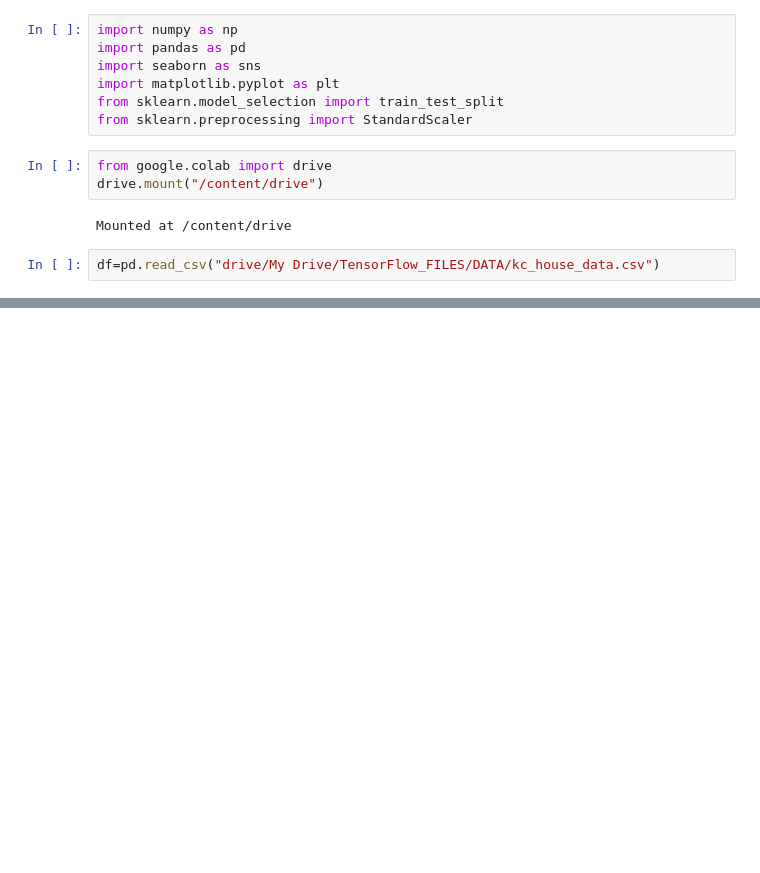
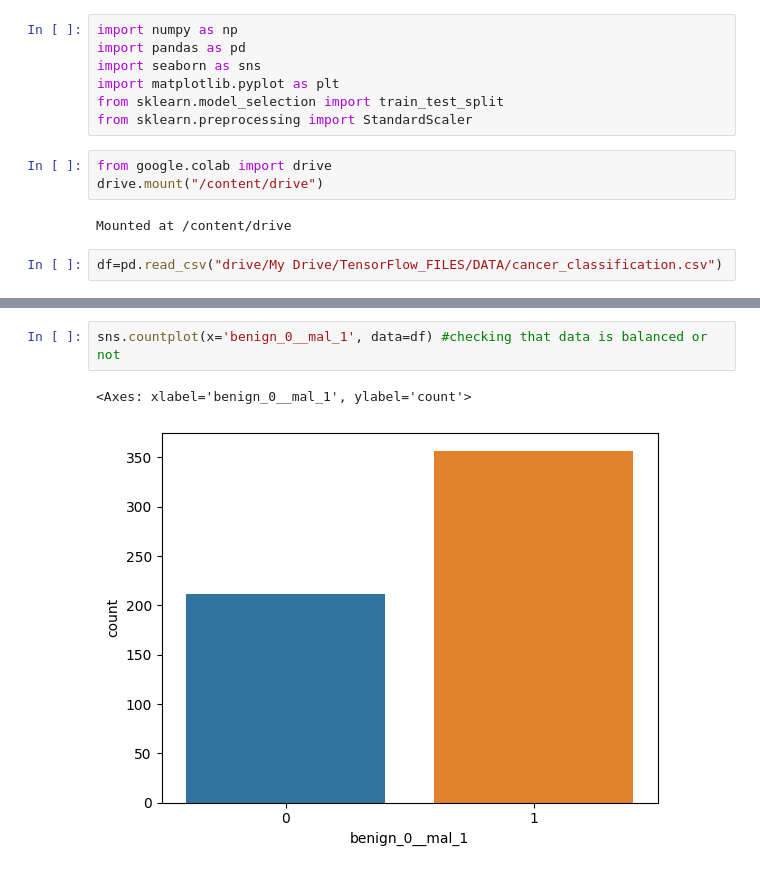
Before and after one commit to lovepreetmultani/python, a Jupyter notebook: CanceClassificationDeepLearning.ipynb, the cells around one changed output, grey strips where cells are left out. Drawn from its saved outputs; the diff is of its cells as text; blank space fills up the shorter version.

```diff
--- a/CanceClassificationDeepLearning.ipynb
+++ b/CanceClassificationDeepLearning.ipynb
@@ -13,4 +13,4 @@ drive.mount("/content/drive")
 # %% [output]
 Mounted at /content/drive
 # %%
-df=pd.read_csv("drive/My Drive/TensorFlow_FILES/DATA/kc_house_data.csv")
+df=pd.read_csv("drive/My Drive/TensorFlow_FILES/DATA/cancer_classification.csv")
@@ -16,0 +60,5 @@ df=pd.read_csv("drive/My Drive/TensorFlow_FILES/DATA/kc_house_data.csv")
+# %%
+sns.countplot(x='benign_0__mal_1', data=df) #checking that data is balanced or not
+# %% [output]
+<Axes: xlabel='benign_0__mal_1', ylabel='count'>
+[figure, added]
```
Also changed, not shown: parts of 33 cells of this notebook.
